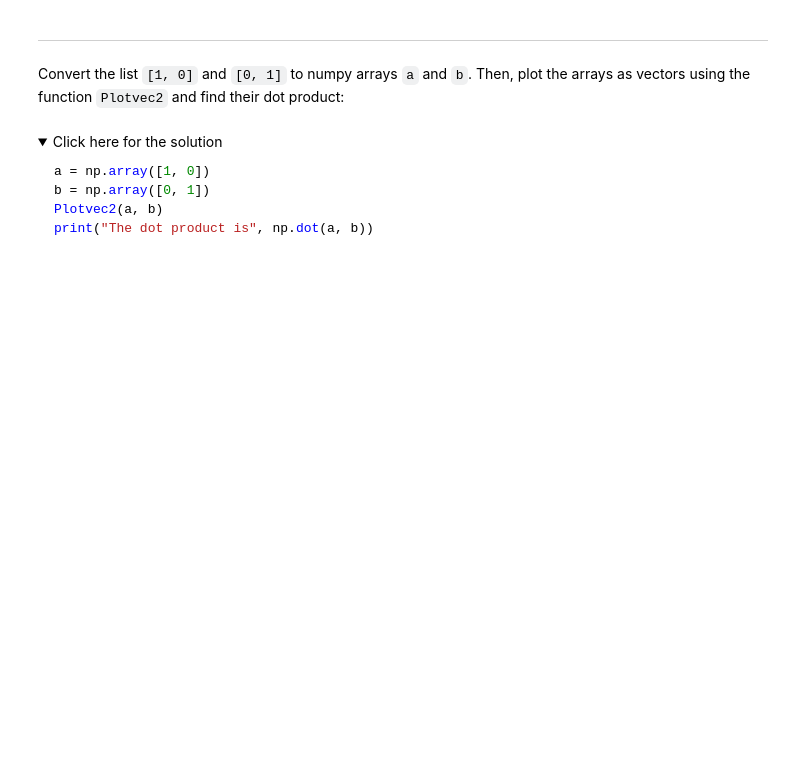
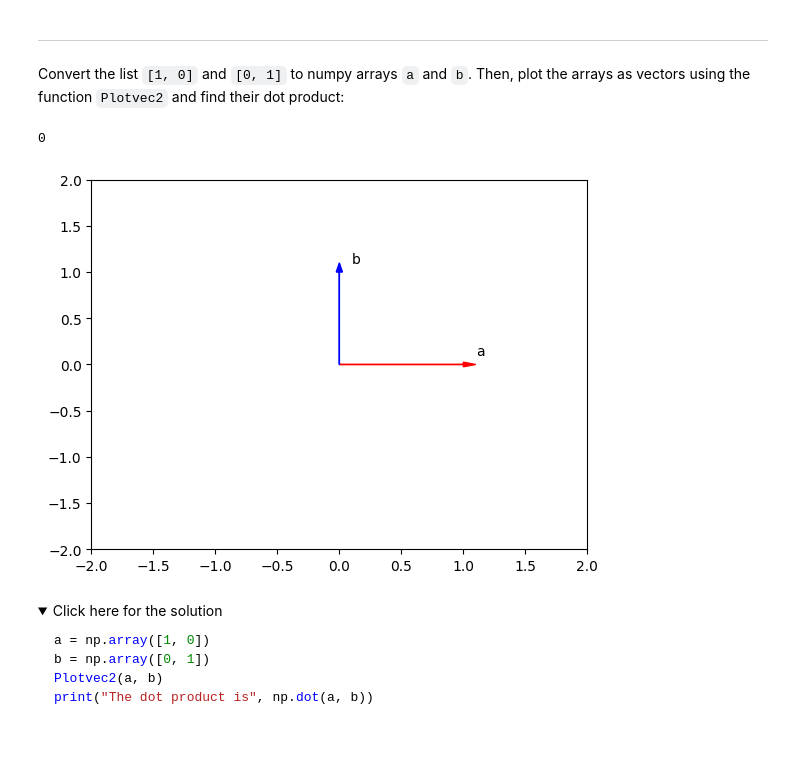
Before and after one commit to tranttha/IBM-DS-Course, a Jupyter notebook: Course 4 Python for DS, AI and developement/Module 4 Working with Data in Python/5-1-Numpy1D.ipynb, the cells around one changed output. Drawn from its saved outputs; the diff is of its cells as text; code cells hidden in the pictures; folded sections open; blank space fills up the shorter version.

```diff
--- a/Course 4 Python for DS, AI and developement/Module 4 Working with Data in Python/5-1-Numpy1D.ipynb
+++ b/Course 4 Python for DS, AI and developement/Module 4 Working with Data in Python/5-1-Numpy1D.ipynb
@@ -935,6 +993,14 @@ print("The dot product is", np.dot(a,b))
 Convert the list <code>\[1, 0]</code> and <code>\[0, 1]</code> to numpy arrays <code>a</code> and <code>b</code>. Then, plot the arrays as vectors using the function <code>Plotvec2</code> and find their dot product:
 # %%
 # Write your code below and press Shift+Enter to execute
+arr1 = np.array([1,0])
+arr2 = np.array([0,1])
+Plotvec2(arr1, arr2)
+
+print(np.dot(arr1,arr2))
+# %% [output]
+0
+[figure, added]
 # %% [markdown]
 <details><summary>Click here for the solution</summary>
 
```
Also changed, not shown: parts of 25 cells of this notebook.
